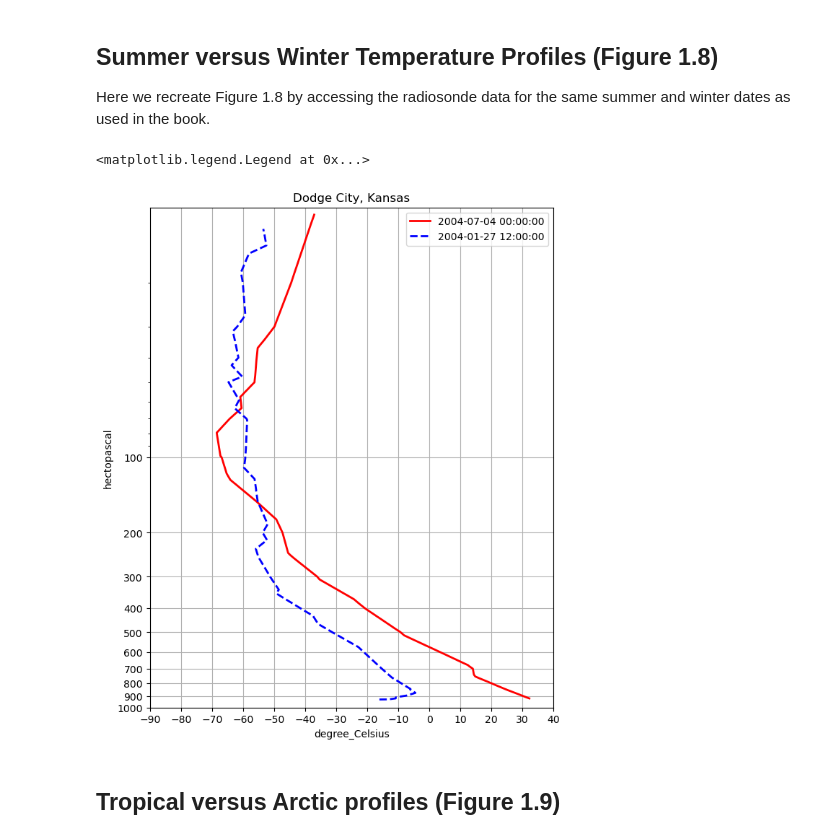
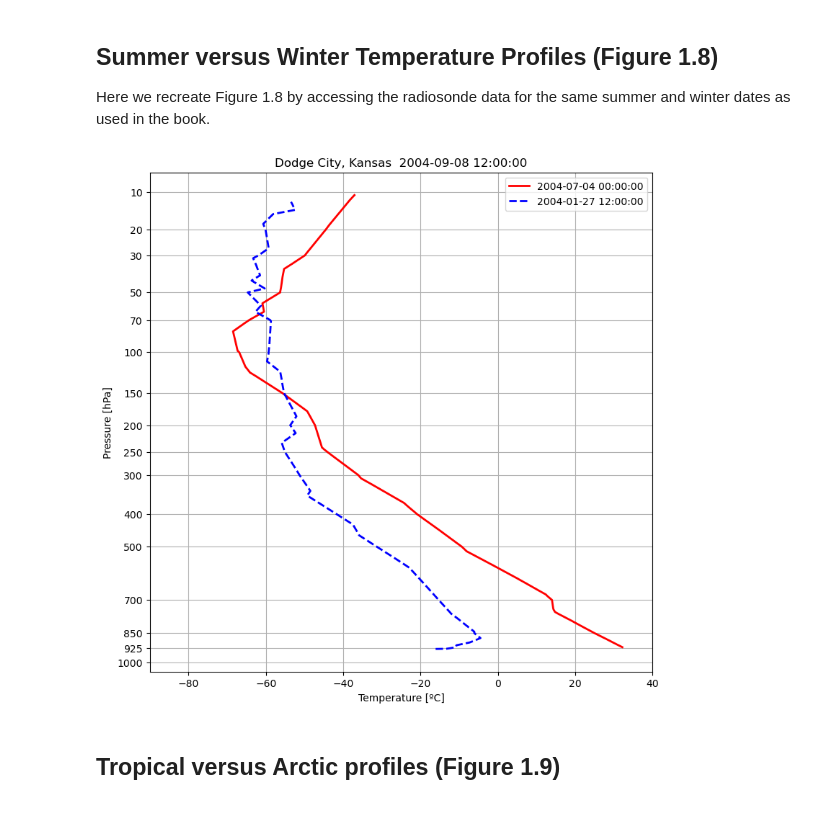
Before and after one commit to brian-rose/atm320-thermodynamics, a Jupyter notebook: notebooks/composition-structure.ipynb, the cells around one changed output. Drawn from its saved outputs; the diff is of its cells as text; code cells hidden in the pictures.

```diff
--- a/notebooks/composition-structure.ipynb
+++ b/notebooks/composition-structure.ipynb
@@ -59,20 +68,23 @@ summer_pressure = summer_data['pressure'].values * units('hPa')
 summer_temperature = summer_data['temperature'].values * units('degC')
 winter_pressure = winter_data['pressure'].values * units('hPa')
 winter_temperature = winter_data['temperature'].values * units('degC')
-# %%
-fig = plt.figure(figsize=(9, 9))
-skew = SkewT(fig, rotation=0.)
-skew.plot(summer_pressure, summer_temperature,
-          'r', linewidth=2, label=f'{summer}')
-skew.plot(winter_pressure, winter_temperature,
-          'b--', linewidth=2, label=f'{winter}')
-skew.ax.set_xlim(-90,40)
-skew.ax.set_ylim(1000,10)
-skew.ax.set_title(f'Dodge City, Kansas');
-skew.ax.legend()
-# %% [output]
-<matplotlib.legend.Legend at 0x...>
-[figure, removed]
+# %%
+fig, ax = plt.subplots(figsize=(9, 9))
+ax.plot(summer_temperature, summer_pressure**k,
+        'r', linewidth=2, label=f'{summer}')
+ax.plot(winter_temperature, winter_pressure**k,
+        'b--', linewidth=2, label=f'{winter}')
+ax.invert_yaxis()
+ax.set_xlim(-90,40)
+ax.set_yticks(pticks**k)
+ax.set_yticklabels(pticks)
+ax.set_ylabel('Pressure [hPa]')
+ax.set_xlabel('Temperature [ºC]')
+ax.grid()
+ax.legend()
+ax.set_title(f'Dodge City, Kansas  {date}');
+# %% [output]
+[figure, added]
 # %% [markdown]
 ## Tropical versus Arctic profiles (Figure 1.9)
 # %%
```
Also changed, not shown: parts of 3 cells of this notebook.
